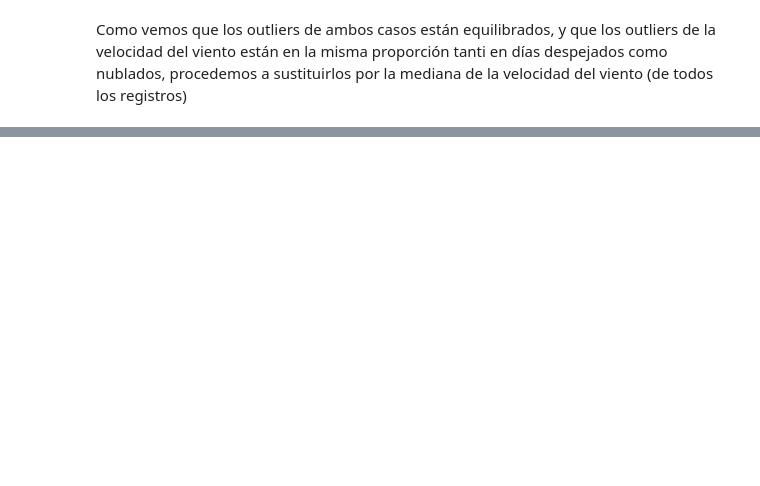
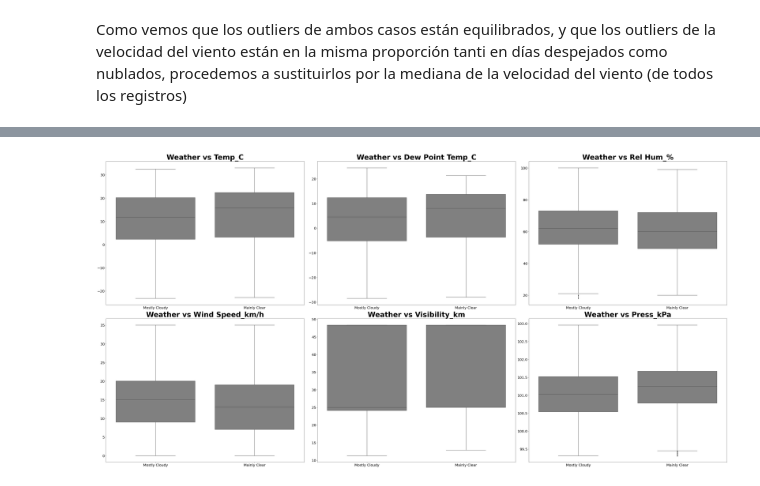
Before and after one commit to Adalab/Da-promoB-Modulo-3-Sprint-1-Lucia-Natalia, a Jupyter notebook: Regresion logística/Pair-Programming-Modulo3-Sprint1-1-EDA.ipynb, the cells around one changed output, grey strips where cells are left out. Cells and saved outputs as stored; diff of their text form; code cells hidden in the pictures; blank space fills up the shorter version.

Commit message:
221005 Entrega ejercicios pair de machine learning

```diff
--- a/Regresion logística/Pair-Programming-Modulo3-Sprint1-1-EDA.ipynb
+++ b/Regresion logística/Pair-Programming-Modulo3-Sprint1-1-EDA.ipynb
@@ -269,2 +333,30 @@ df2.head()
 # %%
 df2.to_csv("./Datos/tiempo.csv")
+# %%
+# Gráfico de relación entre variables predictoras y la variable a predecir
+# ==============================================================================
+
+
+fig, axes = plt.subplots(nrows = 2, ncols = 3, figsize = (50, 25))
+
+
+axes = axes.flat
+
+columnas_numeric = df2.select_dtypes(include = np.number).columns
+columnas_numeric = columnas_numeric.drop("index")
+for i, colum in enumerate(columnas_numeric):
+    sns.boxplot(
+        y = df2[colum],
+        x = df2["Weather"],
+        color = "gray",
+
+        ax = axes[i])
+
+    axes[i].set_title(f"Weather vs {colum}", fontsize = 40, fontweight = "bold")
+    axes[i].tick_params(labelsize = 20)
+    axes[i].set_xlabel("")
+    axes[i].set_ylabel("")
+
+fig.tight_layout();
+# %% [output]
+[figure, added]
```
Also changed, not shown: parts of 13 cells of this notebook, 22 other files.
